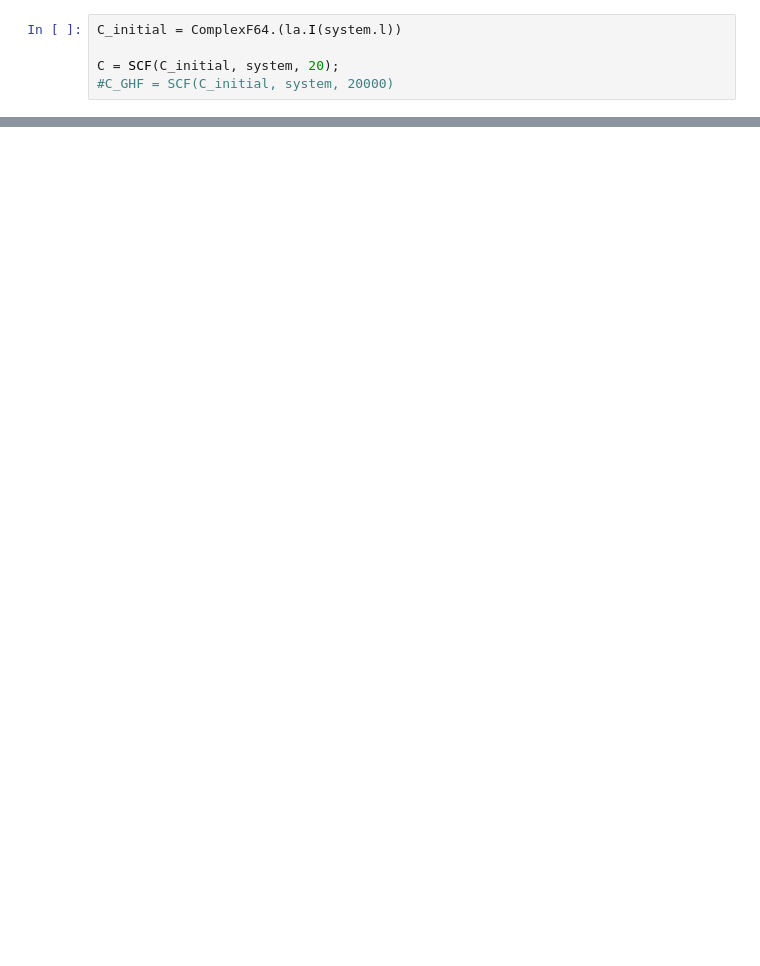
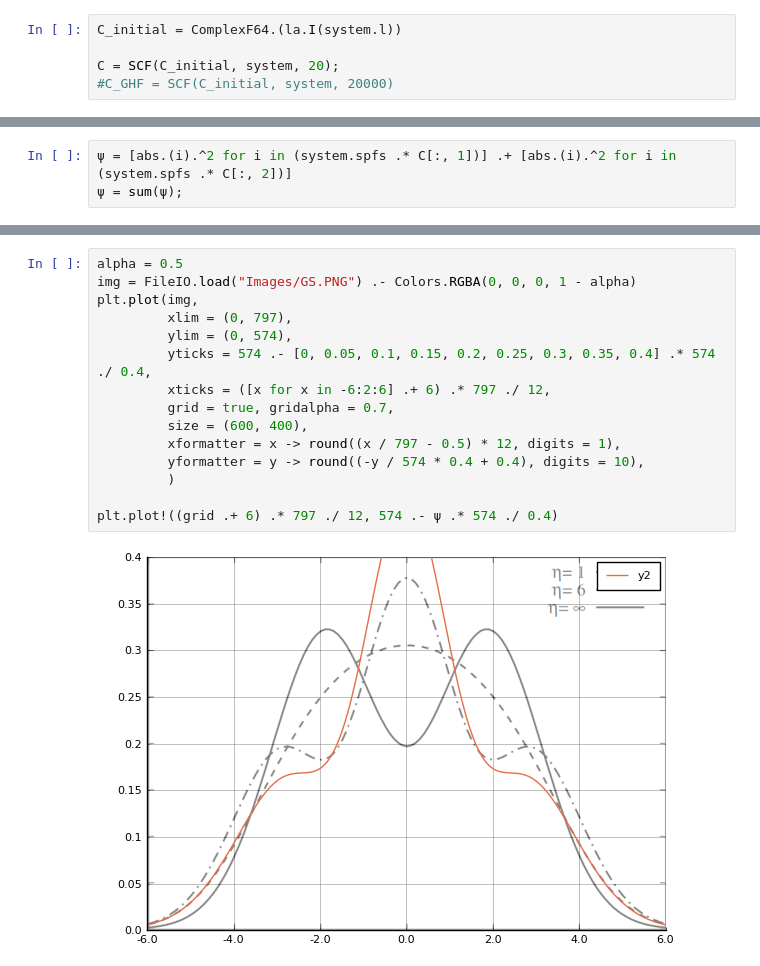
Before and after one commit to KarlHenrik/ComputationalPhysicsMaster, a Jupyter notebook: HF/HF_Main.ipynb, the cells around one changed output, grey strips where cells are left out. Drawn from its saved outputs; the diff is of its cells as text; blank space fills up the shorter version.

Commit message:
cc texts, hf image plotting

```diff
--- a/HF/HF_Main.ipynb
+++ b/HF/HF_Main.ipynb
@@ -61,0 +77,3 @@ C = SCF(C_initial, system, 20);
+# %%
+ψ = [abs.(i).^2 for i in (system.spfs .* C[:, 1])] .+ [abs.(i).^2 for i in (system.spfs .* C[:, 2])]
+ψ = sum(ψ);
@@ -61,0 +83,17 @@ C = SCF(C_initial, system, 20);
+# %%
+alpha = 0.5
+img = FileIO.load("Images/GS.PNG") .- Colors.RGBA(0, 0, 0, 1 - alpha)
+plt.plot(img,
+         xlim = (0, 797),
+         ylim = (0, 574),
+         yticks = 574 .- [0, 0.05, 0.1, 0.15, 0.2, 0.25, 0.3, 0.35, 0.4] .* 574 ./ 0.4,
+         xticks = ([x for x in -6:2:6] .+ 6) .* 797 ./ 12,
+         grid = true, gridalpha = 0.7,
+         size = (600, 400),
+         xformatter = x -> round((x / 797 - 0.5) * 12, digits = 1),
+         yformatter = y -> round((-y / 574 * 0.4 + 0.4), digits = 10),
+         )
+
+plt.plot!((grid .+ 6) .* 797 ./ 12, 574 .- ψ .* 574 ./ 0.4)
+# %% [output]
+[figure, added]
```
Also changed, not shown: parts of 9 cells of this notebook, 6 other files.
